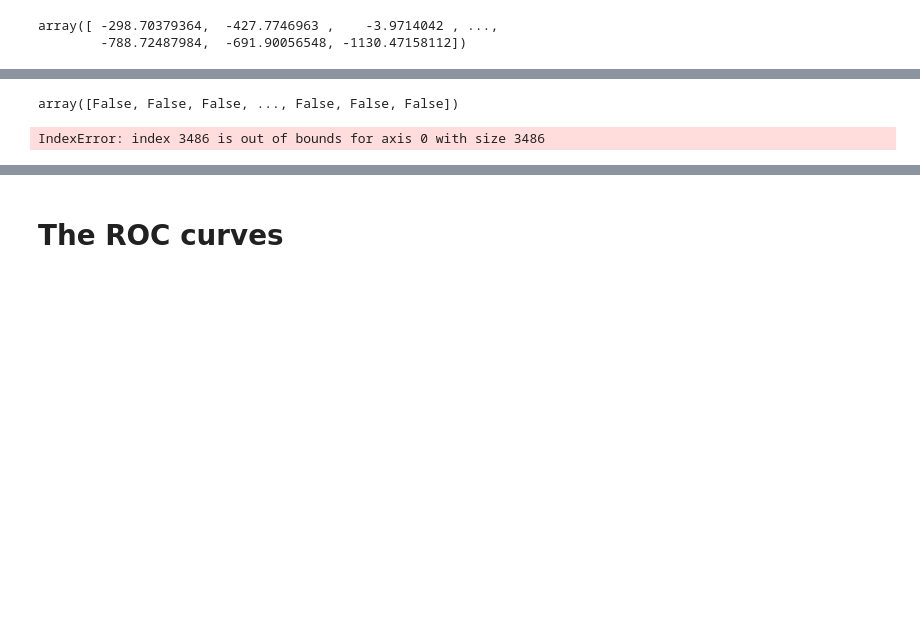
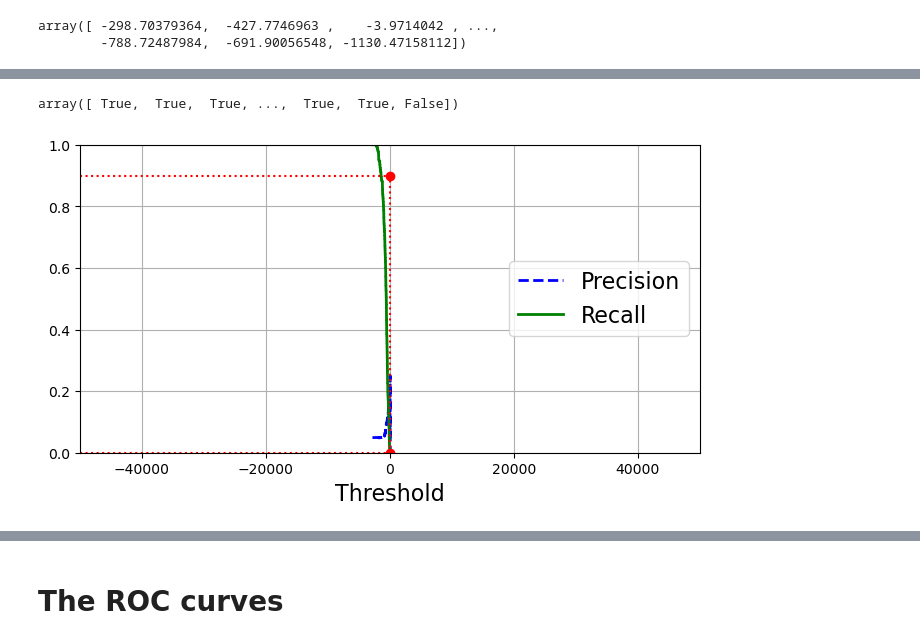
Before and after one commit to Lisnivia/F21DL, a Jupyter notebook: Lab 4 p2.2.ipynb, the cells around one changed output, grey strips where cells are left out. Drawn from its saved outputs; the diff is of its cells as text; code cells hidden in the pictures; blank space fills up the shorter version.

```diff
--- a/Lab 4 p2.2.ipynb
+++ b/Lab 4 p2.2.ipynb
@@ -210,9 +210,9 @@ array([False, False, False, ..., False, False, False])
 # %%
-threshold = 8000
+threshold = -1000
 y_some_digit_pred = (y_scores > threshold)
 y_some_digit_pred
 # %% [output]
-array([False, False, False, ..., False, False, False])
+array([ True,  True,  True, ...,  True,  True, False])
 # %%
 y_scores = cross_val_predict(sgd_clf, X_train, y_train, cv=3,
                              method="decision_function")
@@ -223,27 +223,27 @@ precisions, recalls, thresholds = precision_recall_curve(y_train, y_scores)
 # %%
 def plot_precision_recall_vs_threshold(precisions, recalls, thresholds):
     plt.plot(thresholds, precisions[:-1], "b--", label="Precision", linewidth=2)
     plt.plot(thresholds, recalls[:-1], "g-", label="Recall", linewidth=2)
     plt.legend(loc="center right", fontsize=16) # Not shown in the book
     plt.xlabel("Threshold", fontsize=16)        # Not shown
     plt.grid(True)                              # Not shown
     plt.axis([-50000, 50000, 0, 1])             # Not shown
 
 
 
 recall_90_precision = recalls[np.argmax(precisions >= 0.90)]
-threshold_90_precision = thresholds[np.argmax(precisions >= 0.90)]
+threshold_90_precision = thresholds[np.argmax(precisions >= 0.20)]
 
 
 plt.figure(figsize=(8, 4))                                                                  # Not shown
 plot_precision_recall_vs_threshold(precisions, recalls, thresholds)
 plt.plot([threshold_90_precision, threshold_90_precision], [0., 0.9], "r:")                 # Not shown
 plt.plot([-50000, threshold_90_precision], [0.9, 0.9], "r:")                                # Not shown
 plt.plot([-50000, threshold_90_precision], [recall_90_precision, recall_90_precision], "r:")# Not shown
 plt.plot([threshold_90_precision], [0.9], "ro")                                             # Not shown
 plt.plot([threshold_90_precision], [recall_90_precision], "ro")                             # Not shown
 plt.show()
 # %% [output]
-IndexError: index 3486 is out of bounds for axis 0 with size 3486
+[figure, added]
 # %%
 (y_train_pred == (y_scores > 0)).all()
```
Also changed, not shown: parts of 15 cells of this notebook, 2 other files.
